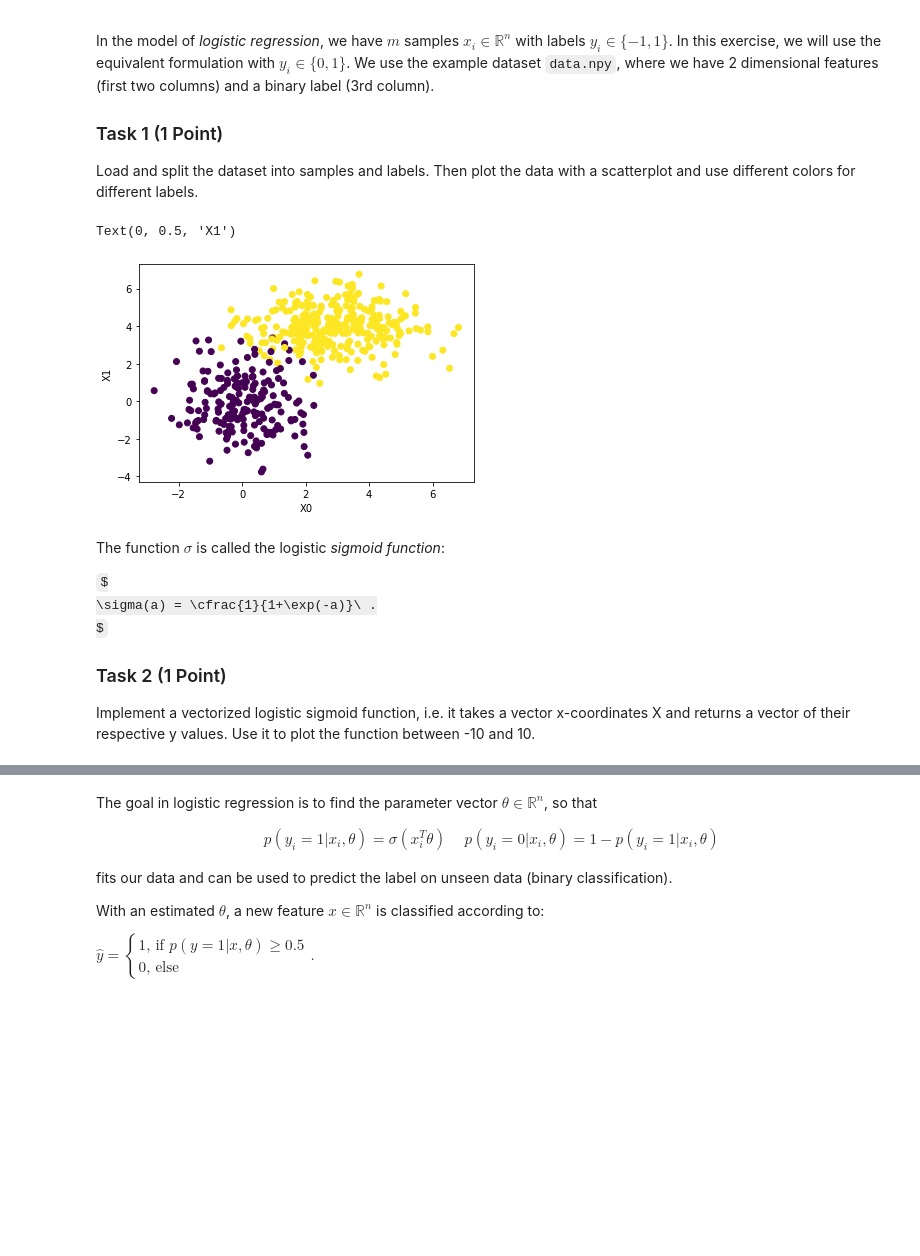
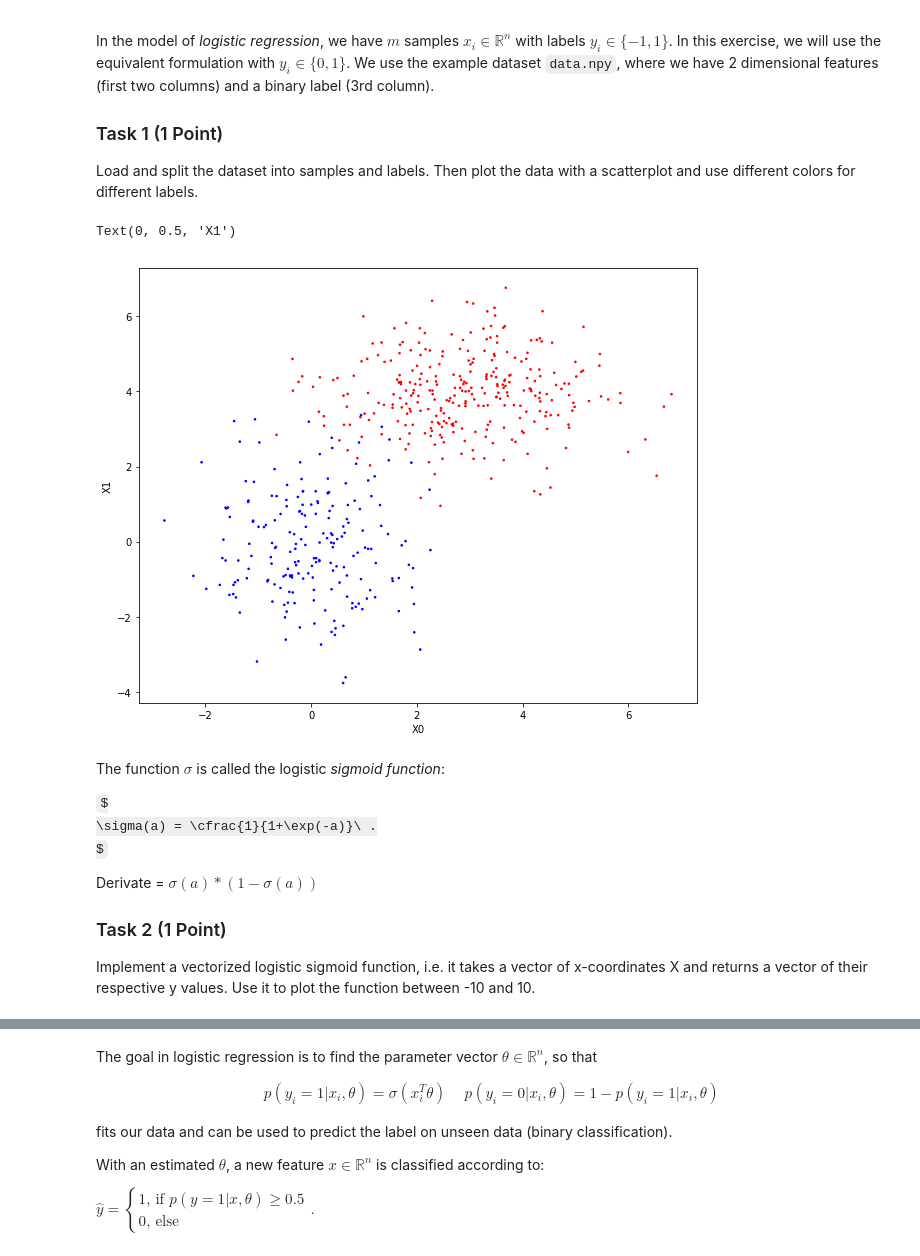
Before and after one commit to matthiasware/AGDML, a Jupyter notebook: exercise_3/solution.ipynb, the cells around one changed output, grey strips where cells are left out. Drawn from its saved outputs; the diff is of its cells as text; code cells hidden in the pictures; some formulas as TeX source; blank space fills up the shorter version.

```diff
--- a/exercise_3/solution.ipynb
+++ b/exercise_3/solution.ipynb
@@ -21,6 +21,10 @@ In the event of a persistent problem, do not hesitate to contact the course inst
 
 
 ### Again if you have any troubles with one of the steps please reach out, as you will not be able to move on with the next steps in most cases
+# %%
+import numpy as np
+from matplotlib import pyplot as plt
+plt.rcParams["figure.figsize"] = (10,8)
 # %% [markdown]
 ## Data Preparation
 
@@ -33,18 +37,18 @@ Load and split the dataset into samples and labels. Then plot the data with a sc
 # %%
 # TODO: Load and split dataset
 
 # load data
 data = np.load('data.npy')
 X = data[:,:-1]
 Y = data[:,-1]
 
 # TODO: plot data
-plt.scatter(X[:,0], X[:,1], c=Y)
+plt.scatter(X[:,0], X[:,1], c=Y, cmap='bwr', s=2.5)
 plt.xlabel("X0")
 plt.ylabel("X1")
 # %% [output]
 Text(0, 0.5, 'X1')
-[figure, old version]
+[figure, new version]
 # %% [markdown]
 
 The function $\sigma$ is called the logistic *sigmoid function*:
@@ -53,8 +57,10 @@ $
 \sigma(a) = \cfrac{1}{1+\exp(-a)}\ .
 $
 
+Derivate = $ \sigma(a) * (1-\sigma(a)) $
+
 ###  Task 2 (1 Point)
-Implement a vectorized logistic sigmoid function, i.e. it takes a vector x-coordinates X and returns a vector of their respective y values. Use it to plot the function between -10 and 10.
+Implement a vectorized logistic sigmoid function, i.e. it takes a vector of x-coordinates X and returns a vector of their respective y values. Use it to plot the function between -10 and 10.
 # %%
 def sigmoid(X):
     # TODO: implement sigmoid function
```
Also changed, not shown: parts of 5 cells of this notebook, 1 other file.
